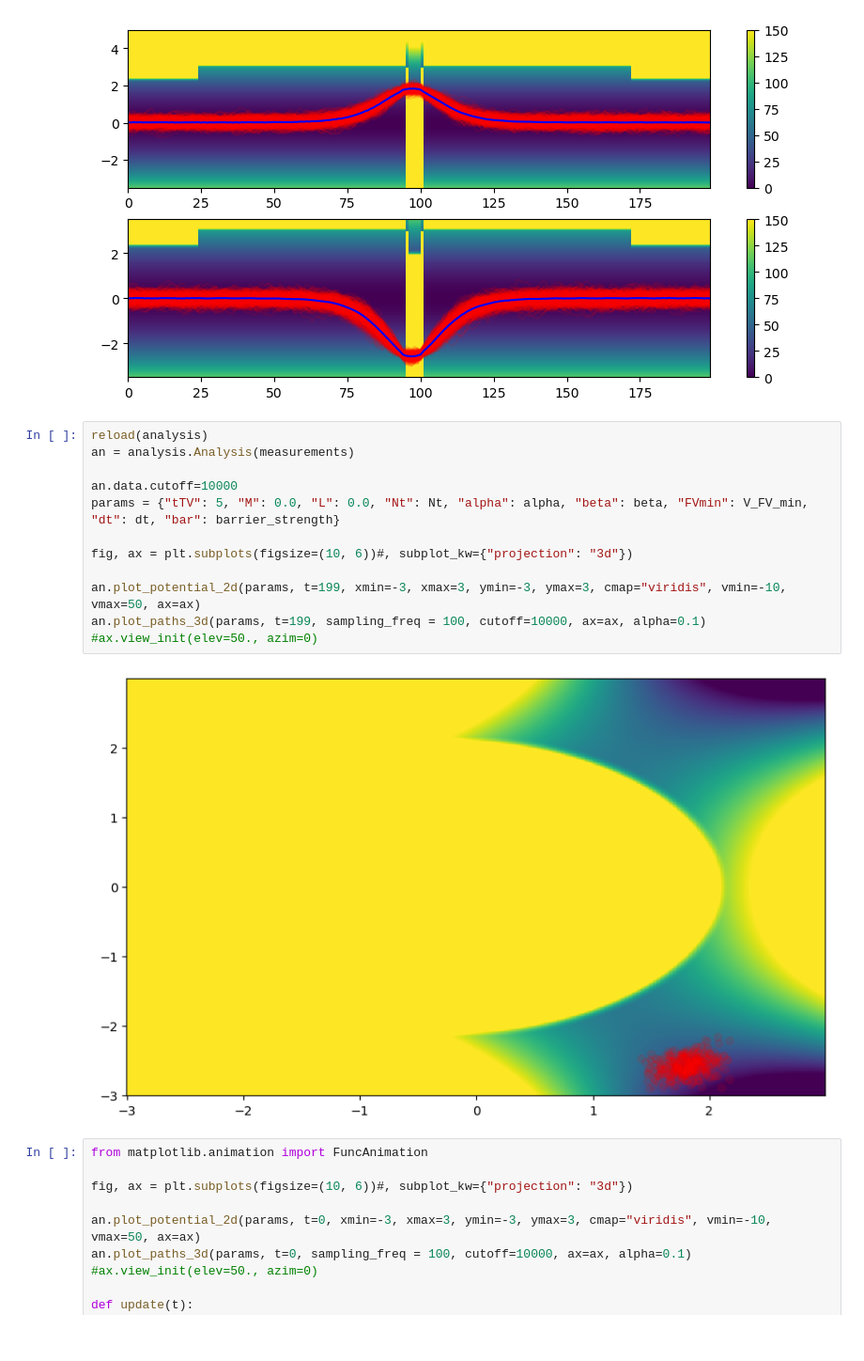
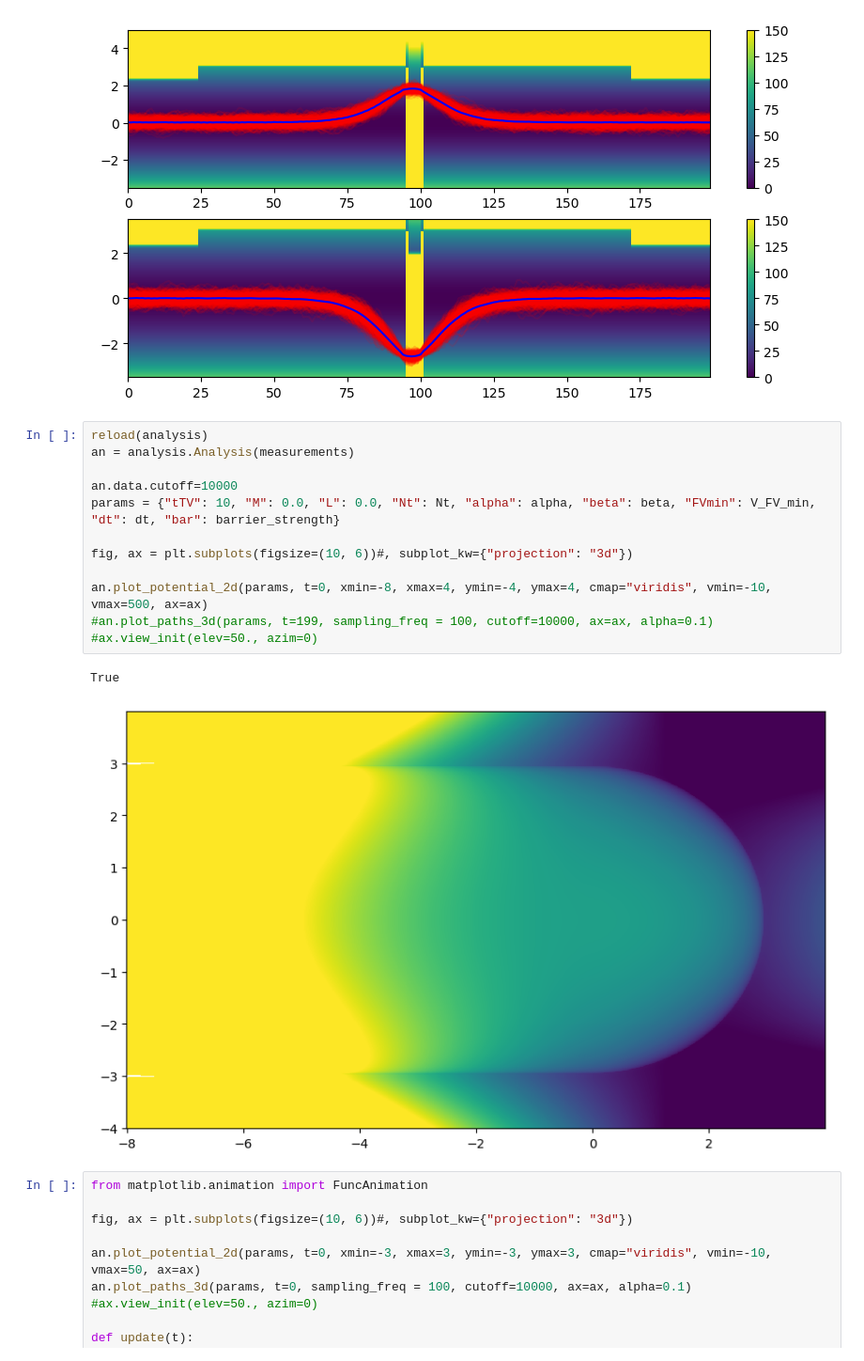
Before and after one commit to jinluchang/Qlattice, a Jupyter notebook: applications/false-vacuum-decay/error_analysis.ipynb, the cells around one changed output. Shown at 94% size. Cells and saved outputs as stored; diff of their text form.

```diff
--- a/applications/false-vacuum-decay/error_analysis.ipynb
+++ b/applications/false-vacuum-decay/error_analysis.ipynb
@@ -105,17 +105,18 @@ ax[1].set_ylim([-3.5,3.5])
 # %%
 reload(analysis)
 an = analysis.Analysis(measurements)
 
 an.data.cutoff=10000
-params = {"tTV": 5, "M": 0.0, "L": 0.0, "Nt": Nt, "alpha": alpha, "beta": beta, "FVmin": V_FV_min, "dt": dt, "bar": barrier_strength}
+params = {"tTV": 10, "M": 0.0, "L": 0.0, "Nt": Nt, "alpha": alpha, "beta": beta, "FVmin": V_FV_min, "dt": dt, "bar": barrier_strength}
 
 fig, ax = plt.subplots(figsize=(10, 6))#, subplot_kw={"projection": "3d"})
 
-an.plot_potential_2d(params, t=199, xmin=-3, xmax=3, ymin=-3, ymax=3, cmap="viridis", vmin=-10, vmax=50, ax=ax)
-an.plot_paths_3d(params, t=199, sampling_freq = 100, cutoff=10000, ax=ax, alpha=0.1)
+an.plot_potential_2d(params, t=0, xmin=-8, xmax=4, ymin=-4, ymax=4, cmap="viridis", vmin=-10, vmax=500, ax=ax)
+#an.plot_paths_3d(params, t=199, sampling_freq = 100, cutoff=10000, ax=ax, alpha=0.1)
 #ax.view_init(elev=50., azim=0)
 # %% [output]
+True
-[figure, old version]
+[figure, new version]
 # %%
 from matplotlib.animation import FuncAnimation
 
```
Also changed, not shown: 1 other file.
